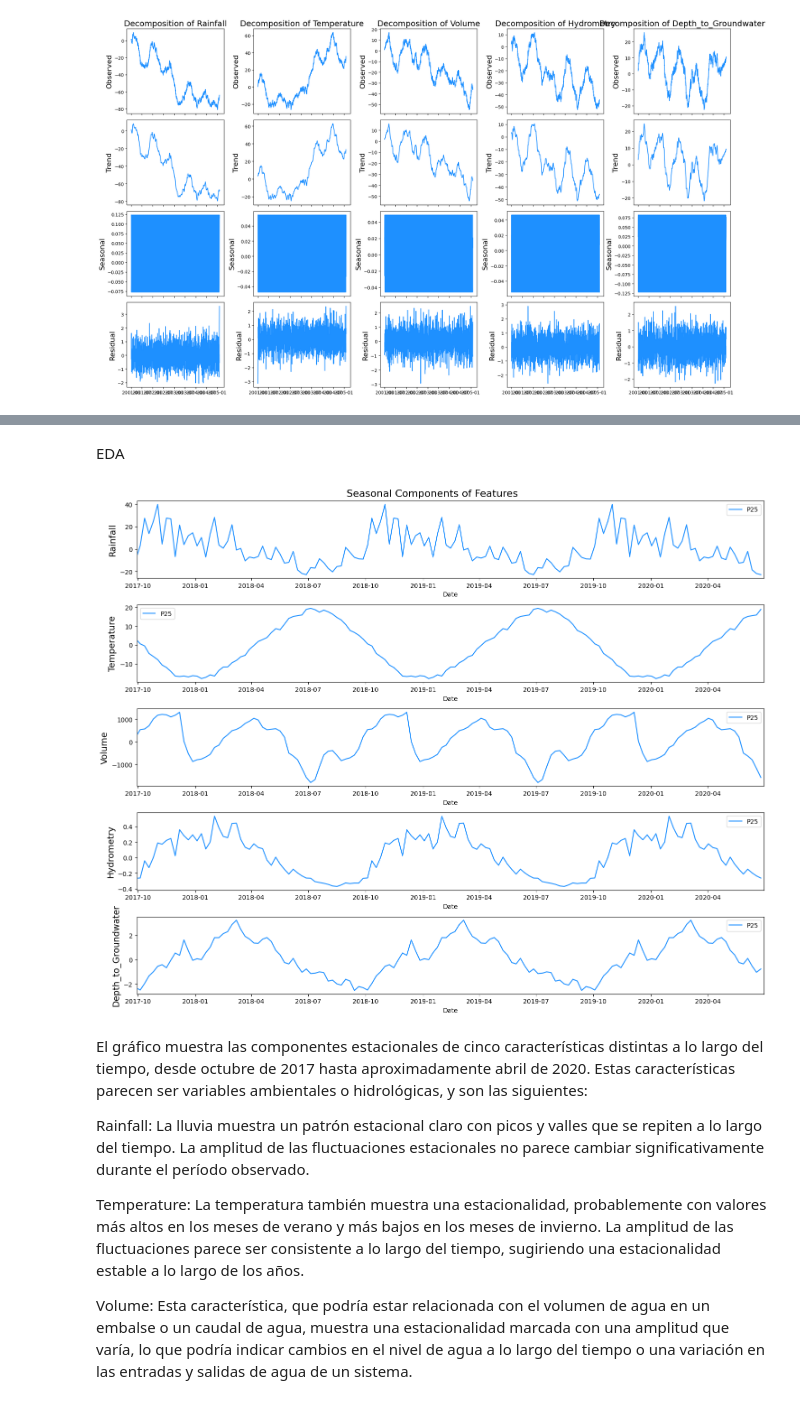
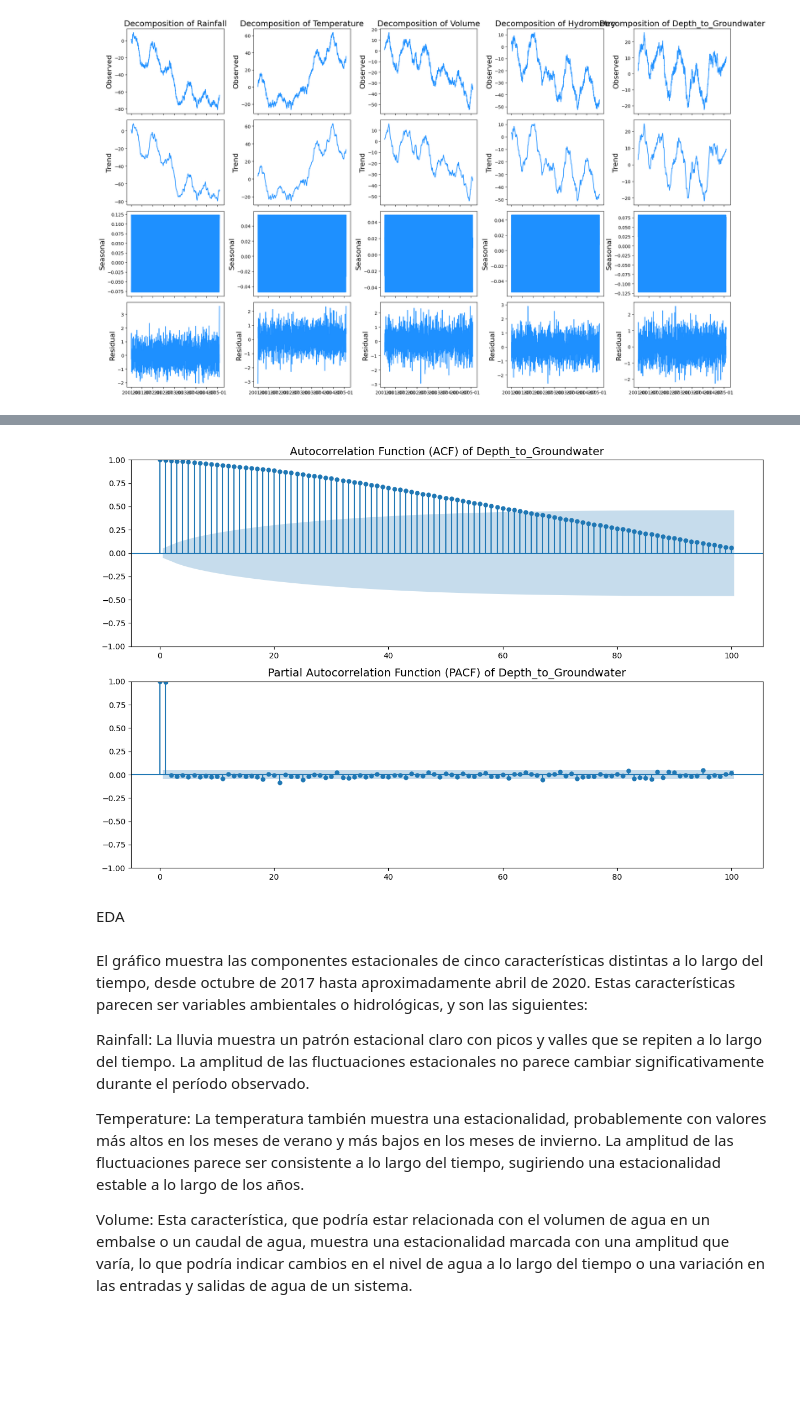
Before and after one commit to Munchkinland/Time-Series-Acea-Smart-Water-Analytics-, a Jupyter notebook: src/explore.ipynb, the cells around one changed output, grey strips where cells are left out. Saved outputs shown, nothing was run; the diff lists cells and outputs as text; code cells hidden in the pictures; blank space fills up the shorter version.

```diff
--- a/src/explore.ipynb
+++ b/src/explore.ipynb
@@ -630,18 +653,24 @@ memory usage: 246.1 KB
+# %%
+from statsmodels.graphics.tsaplots import plot_acf, plot_pacf
+
+# Crea una figura con dos subplots
+fig, (ax1, ax2) = plt.subplots(2, 1, figsize=(12, 8))
+
+# ACF y PACF para 'Depth_to_Groundwater'
+plot_acf(total_data['Depth_to_Groundwater'], lags=100, ax=ax1)
+plot_pacf(total_data['Depth_to_Groundwater'], lags=100, ax=ax2)
+
+# Configura los títulos y etiquetas de los ejes
+ax1.set_title('Autocorrelation Function (ACF) of Depth_to_Groundwater', fontsize=14)
+ax2.set_title('Partial Autocorrelation Function (PACF) of Depth_to_Groundwater', fontsize=14)
+
+# Muestra el gráfico
+plt.tight_layout()
+plt.show()
+# %% [output]
+[figure, added]
 # %% [markdown]
 EDA
-# %%
-f, ax = plt.subplots(nrows=5, ncols=1, figsize=(15, 12))
-f.suptitle('Seasonal Components of Features', fontsize=16)
-
-for i, column in enumerate(core_columns):
-    sns.lineplot(x=total_data['Date'], y=total_data[column + '_seasonal'], ax=ax[i], color='dodgerblue', label='P25')
-    ax[i].set_ylabel(ylabel=column, fontsize=14)
-    ax[i].set_xlim([date(2017, 9, 30), date(2020, 6, 30)])
-
-plt.tight_layout()
-plt.show()
-# %% [output]
-[figure, removed]
 # %% [markdown]
 El gráfico muestra las componentes estacionales de cinco características distintas a lo largo del tiempo, desde octubre de 2017 hasta aproximadamente abril de 2020. Estas características parecen ser variables ambientales o hidrológicas, y son las siguientes:
 
```
Also changed, not shown: parts of 18 cells of this notebook, 3 other files.
